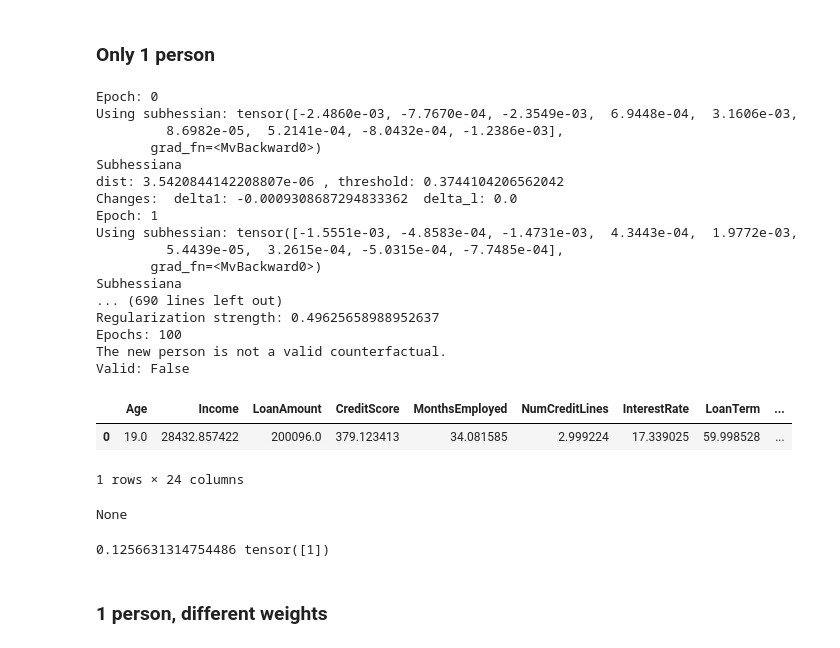
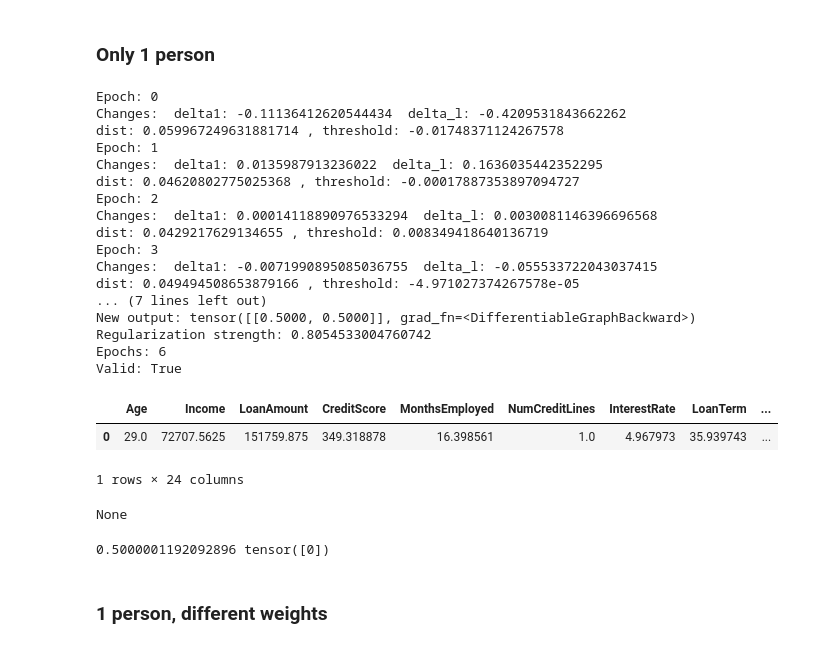
Before and after one commit to javiprietod/TFG, a Jupyter notebook: counter_grad.ipynb, the cells around one changed output. Cells and saved outputs as stored; diff of their text form; code cells hidden in the pictures.

```diff
--- a/counter_grad.ipynb
+++ b/counter_grad.ipynb
@@ -283,7 +283,7 @@ class Checks:
         ) * w.numpy()
         rounded_noise_tensor = np.random.randint(
             -self.noise_int, self.noise_int, (self.n_points, person_new_int.shape[0])
-        ) * ((weights != 0) & self.metadata.int_cols) * weights
+        ) * (((weights != 0) & self.metadata.int_cols) * weights).numpy()
 
         points = scale_batch(
             torch.tensor(
@@ -323,8 +323,8 @@ class Checks:
       person_new: torch.Tensor,
     ):
         return (
-            (self.model(person_new.unsqueeze(0))[0][0].item() >= 0.5)
-            != (self.model(person.unsqueeze(0))[0][0].item() >= 0.5)
+            (self.model(person_new.unsqueeze(0))[0][metadata.good_class].item() >= 0.5)
+            != (self.model(person.unsqueeze(0))[0][metadata.good_class].item() >= 0.5)
         )
 
     def plausibility_check(
@@ -382,3 +382,18 @@ class Checks:
 #     x = x[dists < distance(person, p_new, weights, state_p)]
 #     print("distance filtered")
 #     print(len(x))
+# %%
+import src.counterfactual
+
+importlib.reload(src.counterfactual)
+from src.counterfactual import newton_op
+
+reg_int=False
+reg_clamp=False
+
+metadata.threshold = 0.5 + 1e-7
+person = inputs_useful[29]
+p_new, state_p = newton_op(model, person, metadata, weights, 0.2, reg_int=reg_int, reg_clamp=reg_clamp, print_=True, der = True)
+p_new_1, state_p = newton_op(model, person, metadata, weights, 0.2, reg_int=reg_int, reg_clamp=reg_clamp, print_=True, der = False)
+
+display(pd.DataFrame([unscale_instance(person, metadata).detach().numpy(), unscale_instance(p_new, metadata).detach().numpy(), unscale_instance(p_new_1, metadata).detach().numpy()], columns=metadata.columns))
@@ -389,48 +427,48 @@ class Checks:
 # %%
 import src.counterfactual
 
 importlib.reload(src.counterfactual)
 from src.counterfactual import newton_op
 
 reg_int=False
 reg_clamp=True
 
-metadata.threshold = 0.5 + 1e-5
-person = inputs_useful[48]
+metadata.threshold = 0.5 + 1e-7
+person = inputs_useful[24]
 p_new, state_p = newton_op(model, person, metadata, weights, 0.2, reg_int=reg_int, reg_clamp=reg_clamp, print_=True)
 check = Checks(model, metadata, reg_int=reg_int, reg_clamp=reg_clamp)
 valid = check(person, p_new, weights)
 print("Valid:", valid)
 display(pd.DataFrame([unscale_instance(p_new, metadata).detach().numpy()], columns=metadata.columns))
 display(check.sorted_points)
-print(model(p_new.unsqueeze(0))[0][0].item(), model(p_new.unsqueeze(0)).argmax(dim=1))
+print(model(p_new.unsqueeze(0))[0][metadata.good_class].item(), model(p_new.unsqueeze(0)).argmax(dim=1))
 if check.sorted_points is not None:
     minimal = torch.tensor(check.sorted_points.iloc[0, :-2].values).float()
     print(distance(person, p_new, weights).item(), distance(person, minimal, weights).item())
     display(pd.DataFrame(unscale_batch(torch.tensor(check.sorted_points.to_numpy()[:, :-2]).float(), metadata), columns=metadata.columns))
 # %% [output]
 Epoch: 0
-Using subhessian: tensor([-2.4860e-03, -7.7670e-04, -2.3549e-03,  6.9448e-04,  3.1606e-03,
-         8.6982e-05,  5.2141e-04, -8.0432e-04, -1.2386e-03],
-       grad_fn=<MvBackward0>)
-Subhessiana
-dist: 3.5420844142208807e-06 , threshold: 0.3744104206562042
-Changes:  delta1: -0.0009308687294833362  delta_l: 0.0
+Changes:  delta1: -0.11136412620544434  delta_l: -0.4209531843662262
+dist: 0.059967249631881714 , threshold: -0.01748371124267578
 Epoch: 1
-Using subhessian: tensor([-1.5551e-03, -4.8583e-04, -1.4731e-03,  4.3443e-04,  1.9772e-03,
-         5.4439e-05,  3.2615e-04, -5.0315e-04, -7.7485e-04],
-       grad_fn=<MvBackward0>)
-Subhessiana
-... (690 lines left out)
-Regularization strength: 0.49625658988952637
-Epochs: 100
-The new person is not a valid counterfactual.
-Valid: False
+Changes:  delta1: 0.0135987913236022  delta_l: 0.1636035442352295
+dist: 0.04620802775025368 , threshold: -0.00017887353897094727
+Epoch: 2
+Changes:  delta1: 0.00014118890976533294  delta_l: 0.0030081146396696568
+dist: 0.0429217629134655 , threshold: 0.008349418640136719
+Epoch: 3
+Changes:  delta1: -0.0071990895085036755  delta_l: -0.055533722043037415
+dist: 0.049494508653879166 , threshold: -4.971027374267578e-05
+... (7 lines left out)
+New output: tensor([[0.5000, 0.5000]], grad_fn=<DifferentiableGraphBackward>)
+Regularization strength: 0.8054533004760742
+Epochs: 6
+Valid: True
 |  | Age | Income | LoanAmount | CreditScore | MonthsEmployed | NumCreditLines | InterestRate | LoanTerm | ... |
-| 0 | 19.0 | 28432.857422 | 200096.0 | 379.123413 | 34.081585 | 2.999224 | 17.339025 | 59.998528 | ... |
+| 0 | 29.0 | 72707.5625 | 151759.875 | 349.318878 | 16.398561 | 1.0 | 4.967973 | 35.939743 | ... |
 1 rows × 24 columns
 None
-0.1256631314754486 tensor([1])
+0.5000001192092896 tensor([0])
 # %% [markdown]
 ### 1 person, different weights
 # %%
```
Also changed, not shown: parts of 4 cells of this notebook, 12 other files.
